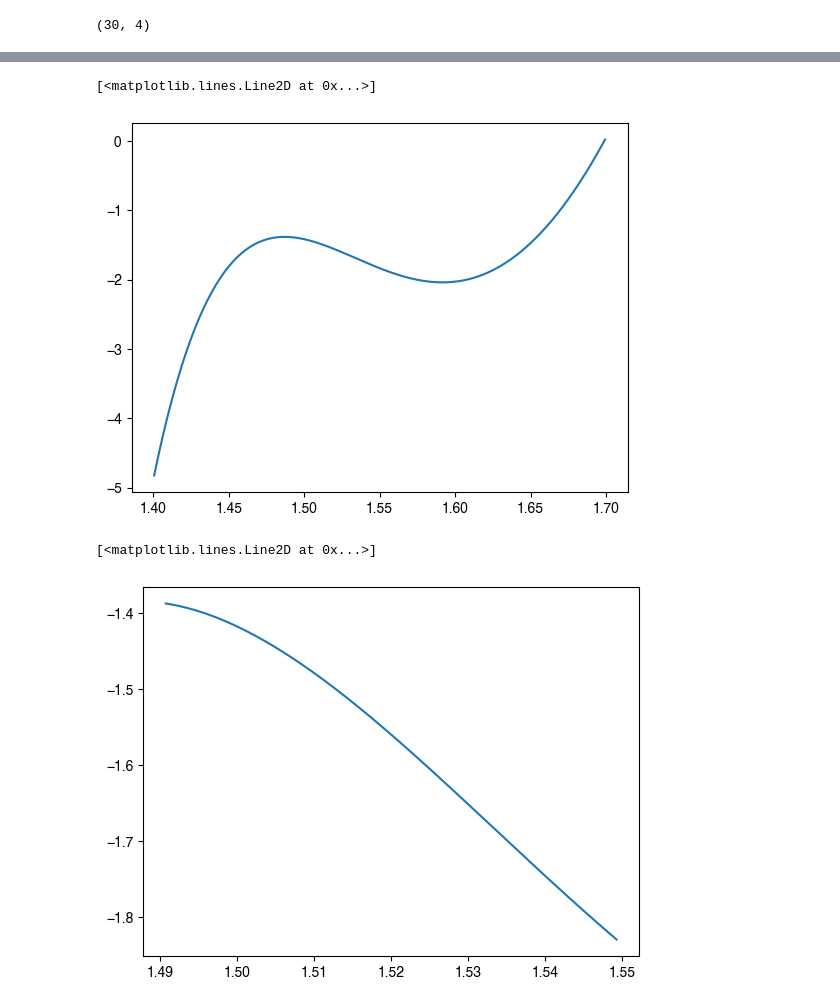
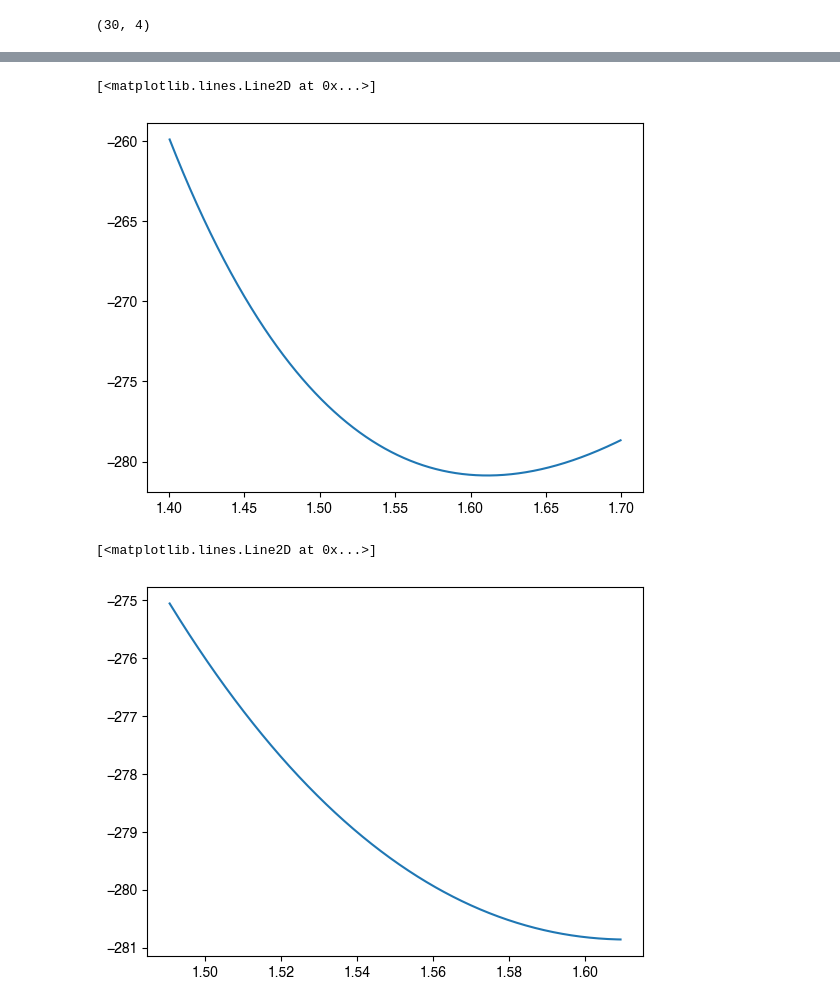
Before and after one commit to Harryxwh/SiNDispersionEngineering, a Jupyter notebook: test.ipynb, the cells around one changed output, grey strips where cells are left out. Drawn from its saved outputs; the diff is of its cells as text; code cells hidden in the pictures.

```diff
--- a/test.ipynb
+++ b/test.ipynb
@@ -6,3 +1,7 @@ array([2.85, 2.95, 3.05, 3.15, 3.25, 3.35, 3.45])
+# %%
+import numpy as np
+import matplotlib.pyplot as plt
+c = 3*1e8
 # %%
 from Functions import *
 X = np.linspace(0,10,100).reshape(-1,1)
@@ -83,6 +82,6 @@ array([[1.41000000e+00, 0.00000000e+00, 0.00000000e+00, 6.62923008e+03],
 coeffi_array, beta_uncoupled_arr_intp = Polynomial_fit(fre_arr,
                                                 beta_uncoupled_arr[:,3].reshape(-1,1),
                                                 fre_arr_intp,
-                                                5, num_of_pts)
+                                                3, num_of_pts)
 coeffi_array
 # %% [output]
@@ -104,13 +101,15 @@ np.shape(beta_uncoupled_arr)
 (30, 4)
 # %%
 def Calculate_dispersion_D(Beta,wavl_arr_):
-
     wavl_arr    = wavl_arr_ * 1e-6          #unit: m
-    fre_arr     = 3*10**8 / (wavl_arr)      #unit: Hz
-    Beta_1      = First_derivative_central_diff(Beta, fre_arr)
+    omega_arr   = 2*np.pi * c / (wavl_arr)      #unit: rad/s
+    Beta_1      = First_derivative_central_diff(Beta, omega_arr)
     Beta_1      = Beta_1 *1e12 * 1e3        # unit: ps/km
     D           = First_derivative_central_diff(Beta_1, wavl_arr[1:-1])
     D           = D * 1e-9                          # unit: ps/km/nm
+    # Beta_2      = First_derivative_central_diff(Beta_1, omega_arr[1:-1])
+    # Beta_2      = Beta_2 *1e12
+    # D           = - 2*np.pi * Data_analyzer.c*1e-3 / (wavl_arr[2:-2]*1e9)**2 * Beta_2
     return D, Beta_1
 
 def First_derivative_central_diff(y,x):
@@ -124,4 +123,5 @@ def First_derivative_central_diff(y,x):
     derivative = dy_central / dx_central
     return derivative
 
-D_WG1, Beta_1_WG1 = Calculate_dispersion_D(beta_uncoupled_arr_intp.reshape((num_of_pts,),), wavl_arr_intp)
+
+D_WG1, Beta_1_WG1 = Calculate_dispersion_D(beta_uncoupled_arr_intp.reshape((num_of_pts,),) / 1e-3, wavl_arr_intp)
@@ -134,9 +153,9 @@ plt.plot(wavl_arr_intp[1:-1],Beta_1_WG1)
 plt.plot(wavl_arr_intp[2:-2],D_WG1)
 # %% [output]
 [<matplotlib.lines.Line2D at 0x...>]
-[figure, old version]
+[figure, new version]
 # %%
-plt.plot(wavl_arr_intp[2+300:-2-500],D_WG1[300:-500])
+plt.plot(wavl_arr_intp[2+300:-2-300],D_WG1[300:-300])
 # %% [output]
 [<matplotlib.lines.Line2D at 0x...>]
-[figure, old version]
+[figure, new version]
```
Also changed, not shown: parts of 9 cells of this notebook, 34 other files.
